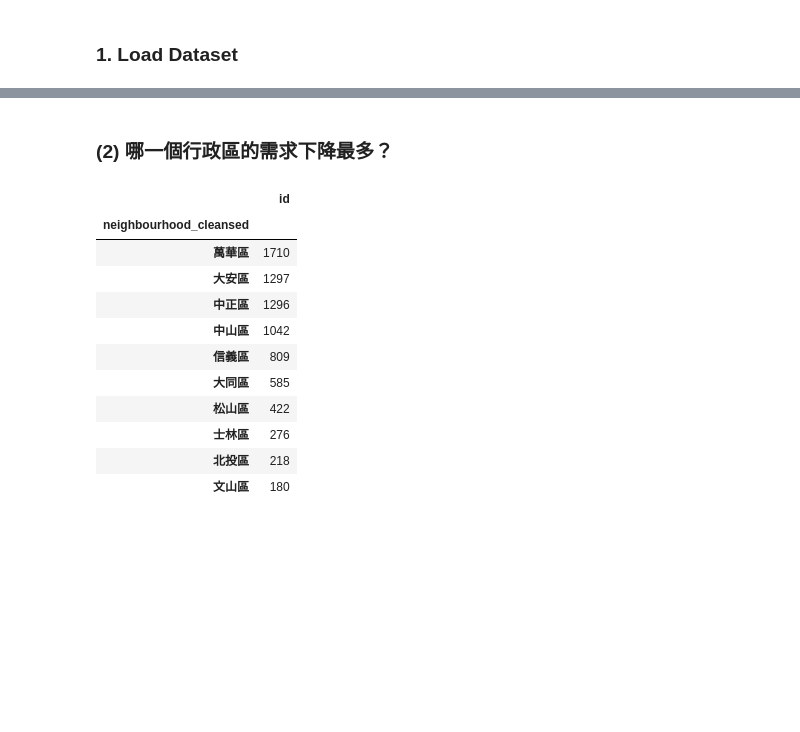
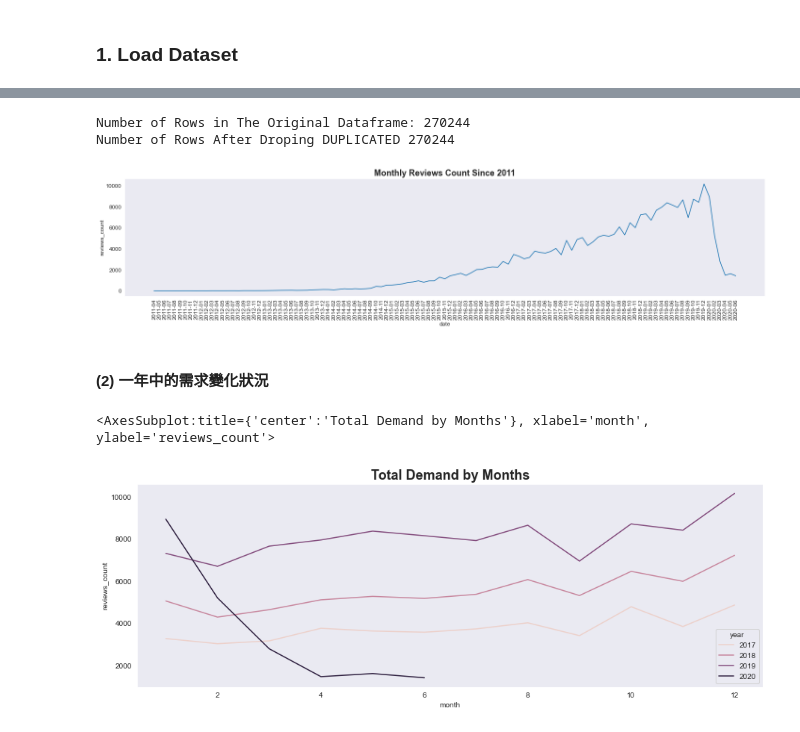
Before and after one commit to lisacheng-choco/airbnb-demand-price-analysis, a Jupyter notebook: analysis.ipynb, the cells around one changed output, grey strips where cells are left out. Saved outputs shown, nothing was run; the diff lists cells and outputs as text; code cells hidden in the pictures; blank space fills up the shorter version.

```diff
--- a/analysis.ipynb
+++ b/analysis.ipynb
@@ -10,10 +9,13 @@ Matplotlib is building the font cache; this may take a moment.
 # %%
 def load_data(file_path, index_name):
     data = pd.read_csv(file_path, engine='python', encoding='utf-8')
-    return data#data.set_index(index_name)
+    return data.set_index(index_name) if len(index_name) > 0 else data
+
 def print_dataset_info(dataset, key_name):
-    print('%s rows of data, %s columns' % (dataset.shape[0], dataset.shape[1]) )
-    print(dataset.columns)
-    print('%s unique %s in the data.' % (dataset[key_name].nunique(), key_name))
+    print('1. %s rows of data, %s columns' % (dataset.shape[0], dataset.shape[1]) )
+    print('2. Columns are: %s' % dataset.columns)
+    print('3. %s unique %s in the data.' % (dataset[key_name].nunique(), key_name))
+    print('4. Is any missing data?')
+    print(dataset.isnull().any())
 # %% [markdown]
 ### 1. Load Dataset
@@ -87,6 +107,0 @@ calendar['month'] = calendar.date.dt.month
-# %%
-data_reviews.date = pd.to_datetime(data_reviews.date)
-data_reviews['year_month'] = pd.to_datetime(data_reviews.date)
-
-reviews = data_reviews.groupby(data_reviews['year_month'].dt.to_period('M'))['listing_id'].count()
-reviews = reviews.resample('M').asfreq().fillna(0)
@@ -106,0 +108,11 @@ Text(0.5, 1.0, ' reviews_count by year_month')
+# %%
+def data_drop_na(dataset, column_name):
+    dataset[dataset[column_name].notna()]
+    print('Number of Rows in The Original Dataframe:', len(dataset))
+    print('Number of Rows After Droping NA', len(dataset[dataset[column_name].notna()]))
+    return dataset[dataset[column_name].notna()]
+
+def data_drop_duplicated(dataset):
+    print('Number of Rows in The Original Dataframe:', len(dataset))
+    print('Number of Rows After Droping DUPLICATED', len(dataset.drop_duplicates()))
+    return dataset.drop_duplicates()
@@ -107,17 +166,28 @@ Text(0.5, 1.0, ' reviews_count by year_month')
+# %%
+reviews = transReviews(data_reviews)
+# %% [output]
+Number of Rows in The Original Dataframe: 270244
+Number of Rows After Droping DUPLICATED 270244
+# %%
+plt.figure(figsize=(20, 5))
+sns.set_style('dark')
+
+reviews_trend = sns.lineplot(data=reviews, x='date', y='reviews_count')
+reviews_trend.set_title('Monthly Reviews Count Since 2011', fontsize=18, fontweight='bold')
+plt.setp(reviews_trend.get_xticklabels(), rotation=90)
+plt.rcParams.update({'font.size': 12})
+plt.tight_layout()
+plt.show()
+# %% [output]
+[figure, added]
 # %% [markdown]
-### (2) 哪一個行政區的需求下降最多？
+#### (2) 一年中的需求變化狀況
-# %%
-data_listings.groupby(by='neighbourhood_cleansed').count()[['id']].sort_values(by='id', ascending=False).head(10)
-# %% [output]
-|  | id |
-| neighbourhood_cleansed |  |
-| 萬華區 | 1710 |
-| 大安區 | 1297 |
-| 中正區 | 1296 |
-| 中山區 | 1042 |
-| 信義區 | 809 |
-| 大同區 | 585 |
-| 松山區 | 422 |
-| 士林區 | 276 |
-| 北投區 | 218 |
-| 文山區 | 180 |
+# %%
+plt.figure(figsize=(15, 5))
+
+plt.title('Total Demand by Months', fontsize=18, fontweight='bold');
+sns.lineplot(data=reviews[reviews['year'].isin([2017, 2018, 2019, 2020])],
+             x='month', y='reviews_count', hue='year')
+# %% [output]
+<AxesSubplot:title={'center':'Total Demand by Months'}, xlabel='month', ylabel='reviews_count'>
+[figure, added]
```
Also changed, not shown: parts of 21 cells of this notebook.
